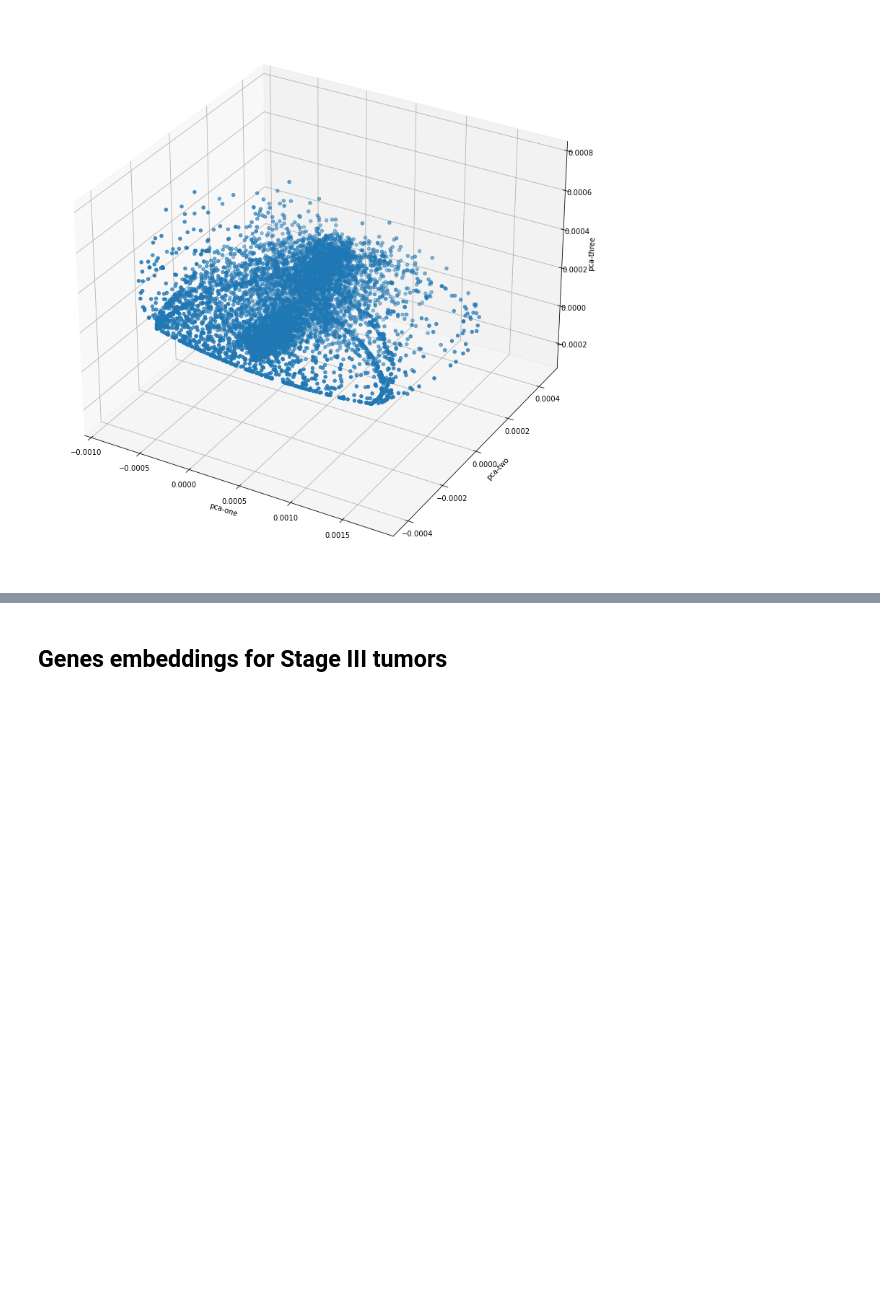
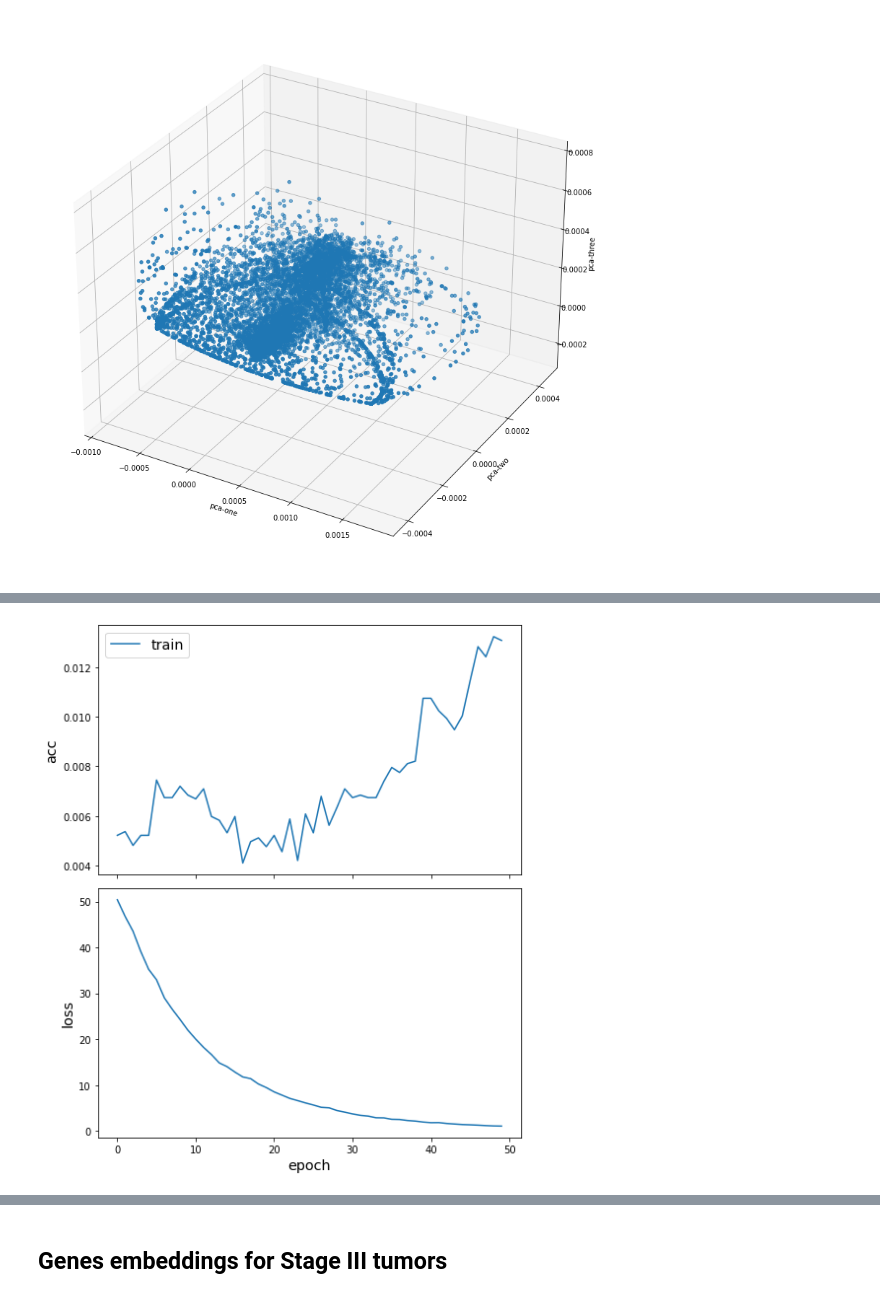
Before and after one commit to josura/GNN-metapathways, a Jupyter notebook: AdditionalModels.ipynb, the cells around one changed output, grey strips where cells are left out. Saved outputs shown, nothing was run; the diff lists cells and outputs as text; code cells hidden in the pictures; blank space fills up the shorter version.

```diff
--- a/AdditionalModels.ipynb
+++ b/AdditionalModels.ipynb
@@ -576,0 +807,9 @@ plt.show()
+# %%
+history = modelTumorfinal.fit(
+    trainGenTumorfinal, epochs=50,
+    #validation_data=test_gen,
+    batch_size=batch_sizeTumor,
+    verbose=2,
+    shuffle=False,
+    callbacks=[cp_callback]
+)
@@ -576,0 +836,4 @@ plt.show()
+# %%
+sg.utils.plot_history(history)
+# %% [output]
+[figure, added]
```
Also changed, not shown: parts of 24 cells of this notebook, 5 other files.
